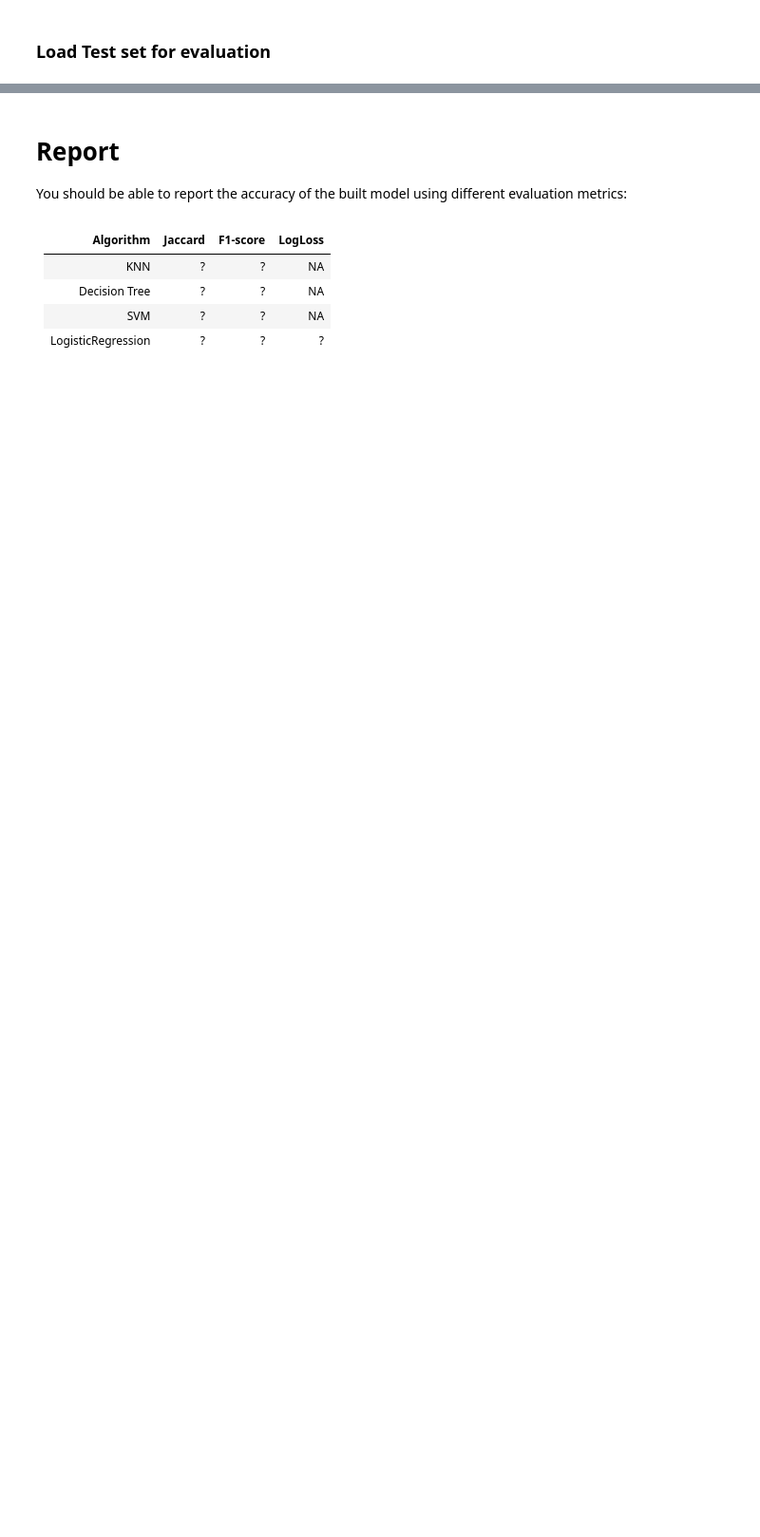
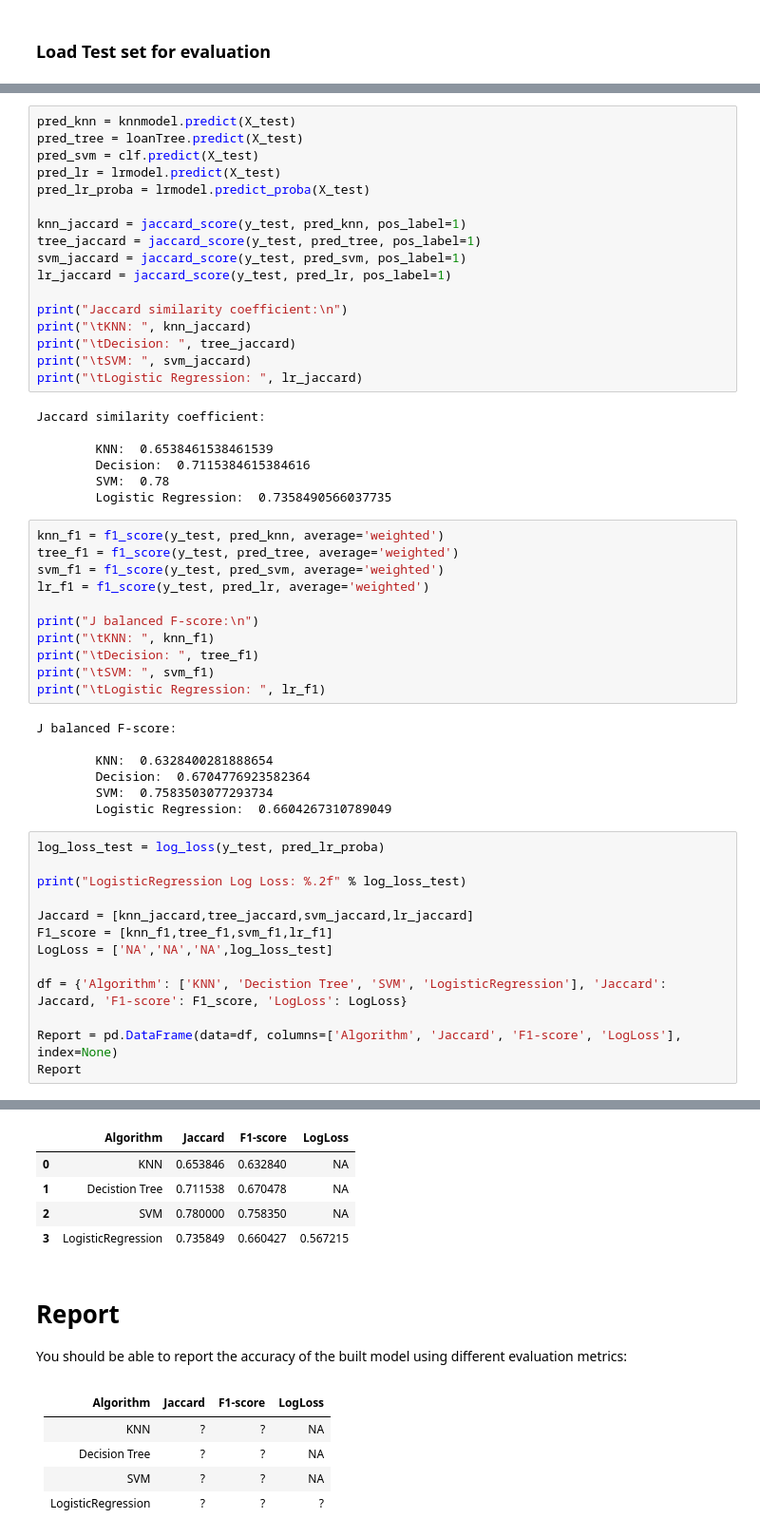
Before and after one commit to gamunu/coursera_ml_python, a Jupyter notebook: Coursera_Classification.ipynb, the cells around one changed output, grey strips where cells are left out. Shown at 95% size. Drawn from its saved outputs; the diff is of its cells as text; blank space fills up the shorter version.

```diff
--- a/Coursera_Classification.ipynb
+++ b/Coursera_Classification.ipynb
@@ -210,0 +500,56 @@ test_df.head()
+# %%
+pred_knn = knnmodel.predict(X_test)
+pred_tree = loanTree.predict(X_test)
+pred_svm = clf.predict(X_test)
+pred_lr = lrmodel.predict(X_test)
+pred_lr_proba = lrmodel.predict_proba(X_test)
+
+knn_jaccard = jaccard_score(y_test, pred_knn, pos_label=1)
+tree_jaccard = jaccard_score(y_test, pred_tree, pos_label=1)
+svm_jaccard = jaccard_score(y_test, pred_svm, pos_label=1)
+lr_jaccard = jaccard_score(y_test, pred_lr, pos_label=1)
+
+print("Jaccard similarity coefficient:\n")
+print("\tKNN: ", knn_jaccard)
+print("\tDecision: ", tree_jaccard)
+print("\tSVM: ", svm_jaccard)
+print("\tLogistic Regression: ", lr_jaccard)
+# %% [output]
+Jaccard similarity coefficient:
+
+        KNN:  0.6538461538461539
+        Decision:  0.7115384615384616
+        SVM:  0.78
+        Logistic Regression:  0.7358490566037735
+# %%
+knn_f1 = f1_score(y_test, pred_knn, average='weighted')
+tree_f1 = f1_score(y_test, pred_tree, average='weighted')
+svm_f1 = f1_score(y_test, pred_svm, average='weighted')
+lr_f1 = f1_score(y_test, pred_lr, average='weighted')
+
+print("J balanced F-score:\n")
+print("\tKNN: ", knn_f1)
+print("\tDecision: ", tree_f1)
+print("\tSVM: ", svm_f1)
+print("\tLogistic Regression: ", lr_f1)
+# %% [output]
+J balanced F-score:
+
+        KNN:  0.6328400281888654
+        Decision:  0.6704776923582364
+        SVM:  0.7583503077293734
+        Logistic Regression:  0.6604267310789049
+# %%
+log_loss_test = log_loss(y_test, pred_lr_proba)
+
+print("LogisticRegression Log Loss: %.2f" % log_loss_test)
+
+Jaccard = [knn_jaccard,tree_jaccard,svm_jaccard,lr_jaccard]
+F1_score = [knn_f1,tree_f1,svm_f1,lr_f1]
+LogLoss = ['NA','NA','NA',log_loss_test]
+
+df = {'Algorithm': ['KNN', 'Decistion Tree', 'SVM', 'LogisticRegression'], 'Jaccard': Jaccard, 'F1-score': F1_score, 'LogLoss': LogLoss}
+
+Report = pd.DataFrame(data=df, columns=['Algorithm', 'Jaccard', 'F1-score', 'LogLoss'], index=None)
+Report
+# %% [output]
@@ -211,3 +557,8 @@ test_df.head()
+|  | Algorithm | Jaccard | F1-score | LogLoss |
+| 0 | KNN | 0.653846 | 0.632840 | NA |
+| 1 | Decistion Tree | 0.711538 | 0.670478 | NA |
+| 2 | SVM | 0.780000 | 0.758350 | NA |
+| 3 | LogisticRegression | 0.735849 | 0.660427 | 0.567215 |
 # %% [markdown]
 # Report
 
```
Also changed, not shown: parts of 33 cells of this notebook.
